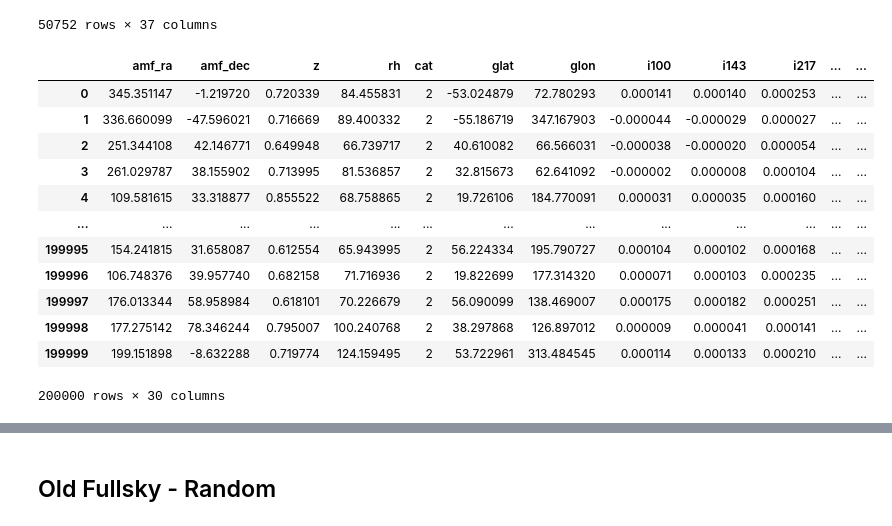
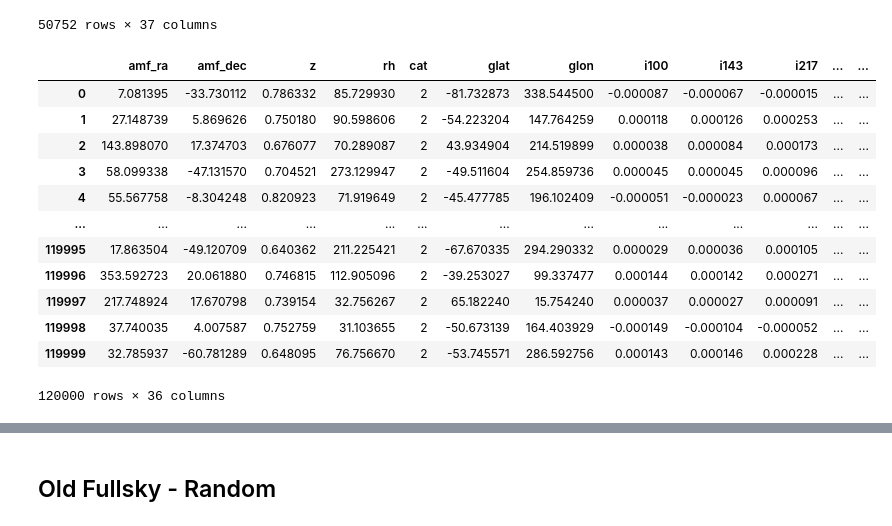
Before and after one commit to dchanda2002/MLCosmo, a Jupyter notebook: 3_run_fastmap.ipynb, the cells around one changed output, grey strips where cells are left out. Drawn from its saved outputs; the diff is of its cells as text; code cells hidden in the pictures.

```diff
--- a/3_run_fastmap.ipynb
+++ b/3_run_fastmap.ipynb
@@ -209,22 +209,22 @@ df
 | 50751 | 854059 | 359.99377 | -49.09889 | 0.6708 | 21.85 | 4 | -65.887658 | 323.840195 | 0.000095 | 0.000114 | ... | ... |
 50752 rows × 37 columns
 # %%
-df = df[:200000]
+df = df[:120000]
 df
 # %% [output]
 |  | amf_ra | amf_dec | z | rh | cat | glat | glon | i100 | i143 | i217 | ... | ... |
-| 0 | 345.351147 | -1.219720 | 0.720339 | 84.455831 | 2 | -53.024879 | 72.780293 | 0.000141 | 0.000140 | 0.000253 | ... | ... |
-| 1 | 336.660099 | -47.596021 | 0.716669 | 89.400332 | 2 | -55.186719 | 347.167903 | -0.000044 | -0.000029 | 0.000027 | ... | ... |
-| 2 | 251.344108 | 42.146771 | 0.649948 | 66.739717 | 2 | 40.610082 | 66.566031 | -0.000038 | -0.000020 | 0.000054 | ... | ... |
-| 3 | 261.029787 | 38.155902 | 0.713995 | 81.536857 | 2 | 32.815673 | 62.641092 | -0.000002 | 0.000008 | 0.000104 | ... | ... |
-| 4 | 109.581615 | 33.318877 | 0.855522 | 68.758865 | 2 | 19.726106 | 184.770091 | 0.000031 | 0.000035 | 0.000160 | ... | ... |
+| 0 | 7.081395 | -33.730112 | 0.786332 | 85.729930 | 2 | -81.732873 | 338.544500 | -0.000087 | -0.000067 | -0.000015 | ... | ... |
+| 1 | 27.148739 | 5.869626 | 0.750180 | 90.598606 | 2 | -54.223204 | 147.764259 | 0.000118 | 0.000126 | 0.000253 | ... | ... |
+| 2 | 143.898070 | 17.374703 | 0.676077 | 70.289087 | 2 | 43.934904 | 214.519899 | 0.000038 | 0.000084 | 0.000173 | ... | ... |
+| 3 | 58.099338 | -47.131570 | 0.704521 | 273.129947 | 2 | -49.511604 | 254.859736 | 0.000045 | 0.000045 | 0.000096 | ... | ... |
+| 4 | 55.567758 | -8.304248 | 0.820923 | 71.919649 | 2 | -45.477785 | 196.102409 | -0.000051 | -0.000023 | 0.000067 | ... | ... |
 | ... | ... | ... | ... | ... | ... | ... | ... | ... | ... | ... | ... | ... |
-| 199995 | 154.241815 | 31.658087 | 0.612554 | 65.943995 | 2 | 56.224334 | 195.790727 | 0.000104 | 0.000102 | 0.000168 | ... | ... |
-| 199996 | 106.748376 | 39.957740 | 0.682158 | 71.716936 | 2 | 19.822699 | 177.314320 | 0.000071 | 0.000103 | 0.000235 | ... | ... |
-| 199997 | 176.013344 | 58.958984 | 0.618101 | 70.226679 | 2 | 56.090099 | 138.469007 | 0.000175 | 0.000182 | 0.000251 | ... | ... |
-| 199998 | 177.275142 | 78.346244 | 0.795007 | 100.240768 | 2 | 38.297868 | 126.897012 | 0.000009 | 0.000041 | 0.000141 | ... | ... |
-| 199999 | 199.151898 | -8.632288 | 0.719774 | 124.159495 | 2 | 53.722961 | 313.484545 | 0.000114 | 0.000133 | 0.000210 | ... | ... |
+| 119995 | 17.863504 | -49.120709 | 0.640362 | 211.225421 | 2 | -67.670335 | 294.290332 | 0.000029 | 0.000036 | 0.000105 | ... | ... |
+| 119996 | 353.592723 | 20.061880 | 0.746815 | 112.905096 | 2 | -39.253027 | 99.337477 | 0.000144 | 0.000142 | 0.000271 | ... | ... |
+| 119997 | 217.748924 | 17.670798 | 0.739154 | 32.756267 | 2 | 65.182240 | 15.754240 | 0.000037 | 0.000027 | 0.000091 | ... | ... |
+| 119998 | 37.740035 | 4.007587 | 0.752759 | 31.103655 | 2 | -50.673139 | 164.403929 | -0.000149 | -0.000104 | -0.000052 | ... | ... |
+| 119999 | 32.785937 | -60.781289 | 0.648095 | 76.756670 | 2 | -53.745571 | 286.592756 | 0.000143 | 0.000146 | 0.000228 | ... | ... |
-200000 rows × 30 columns
+120000 rows × 36 columns
 # %%
 df2 = pd.read_csv('data/voids.csv', skiprows = 0, index_col=0)
 df2['i100'] = np.genfromtxt('output/510u3V/pv100.csv',delimiter=', ')
```
Also changed, not shown: parts of 17 cells of this notebook, 2 other files.
